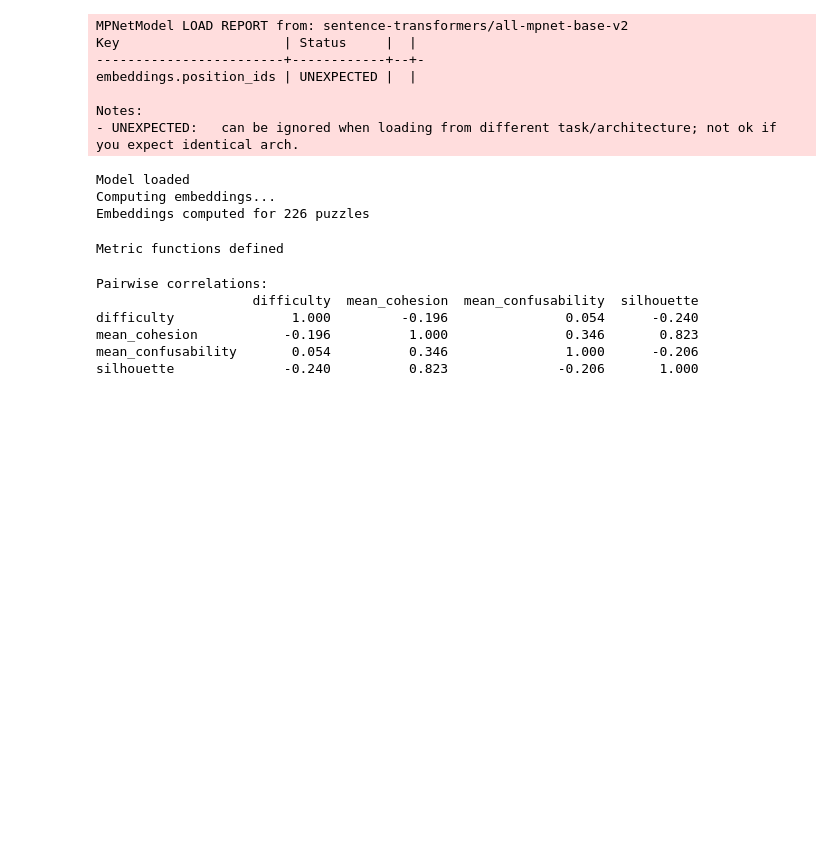
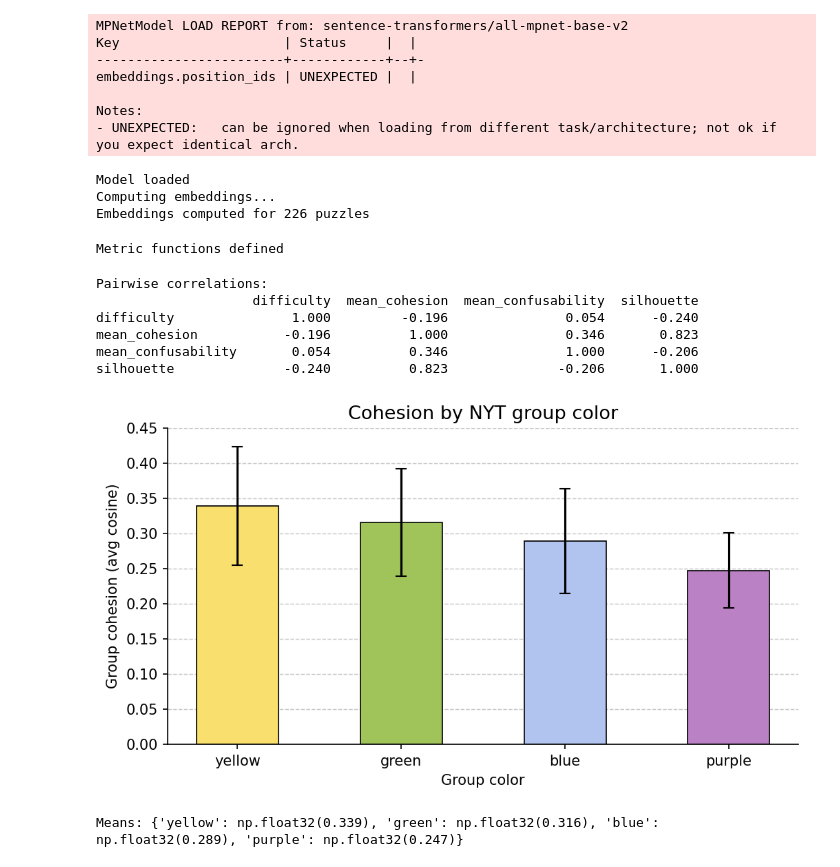
Before and after one commit to benburda/nyt-connections-thesis, a Jupyter notebook: notebooks/02_analysis.ipynb, the cells around one changed output. Cells and saved outputs as stored; diff of their text form; code cells hidden in the pictures; blank space fills up the shorter version.

Commit message:
Add all analysis plots, delta sensitivity, and overlap signature analysis

```diff
--- a/notebooks/02_analysis.ipynb
+++ b/notebooks/02_analysis.ipynb
@@ -160,3 +160,41 @@ difficulty               1.000         -0.196               0.054      -0.240
 mean_cohesion           -0.196          1.000               0.346       0.823
 mean_confusability       0.054          0.346               1.000      -0.206
 silhouette              -0.240          0.823              -0.206       1.000
+# %%
+# ── Figure 4.1: Mean group cohesion by color ─────────────────────────
+color_cohesion = {0: [], 1: [], 2: [], 3: []}
+
+for puzzle in puzzles:
+    metrics = puzzle_metrics(puzzle)
+    for level, data in metrics["by_group"].items():
+        color_cohesion[level].append(data["cohesion"])
+
+means = [np.mean(color_cohesion[l]) for l in range(4)]
+stds = [np.std(color_cohesion[l]) for l in range(4)]
+
+fig, ax = plt.subplots(figsize=(7, 4))
+bars = ax.bar(
+    [COLORS[l] for l in range(4)],
+    means,
+    yerr=stds,
+    color=[COLOR_HEX[l] for l in range(4)],
+    edgecolor="black",
+    linewidth=0.8,
+    capsize=4,
+    width=0.5
+)
+
+ax.set_title("Cohesion by NYT group color", fontsize=13)
+ax.set_xlabel("Group color")
+ax.set_ylabel("Group cohesion (avg cosine)")
+ax.set_ylim(0, 0.45)
+ax.yaxis.grid(True, linestyle="--", linewidth=0.7, alpha=0.7)
+ax.set_axisbelow(True)
+
+plt.tight_layout()
+plt.savefig("../results/fig4_1_cohesion_by_color.png", dpi=150, bbox_inches="tight")
+plt.show()
+print("Means:", {COLORS[l]: round(means[l], 3) for l in range(4)})
+# %% [output]
+[figure, added]
+Means: {'yellow': np.float32(0.339), 'green': np.float32(0.316), 'blue': np.float32(0.289), 'purple': np.float32(0.247)}
```
Also changed, not shown: parts of 16 cells of this notebook, 13 other files.
